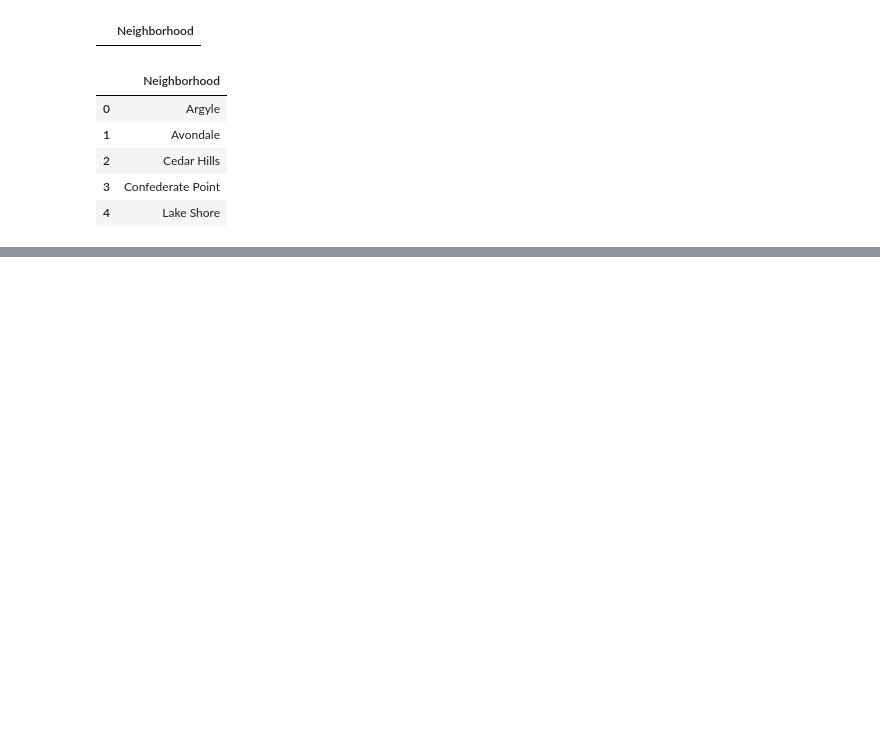
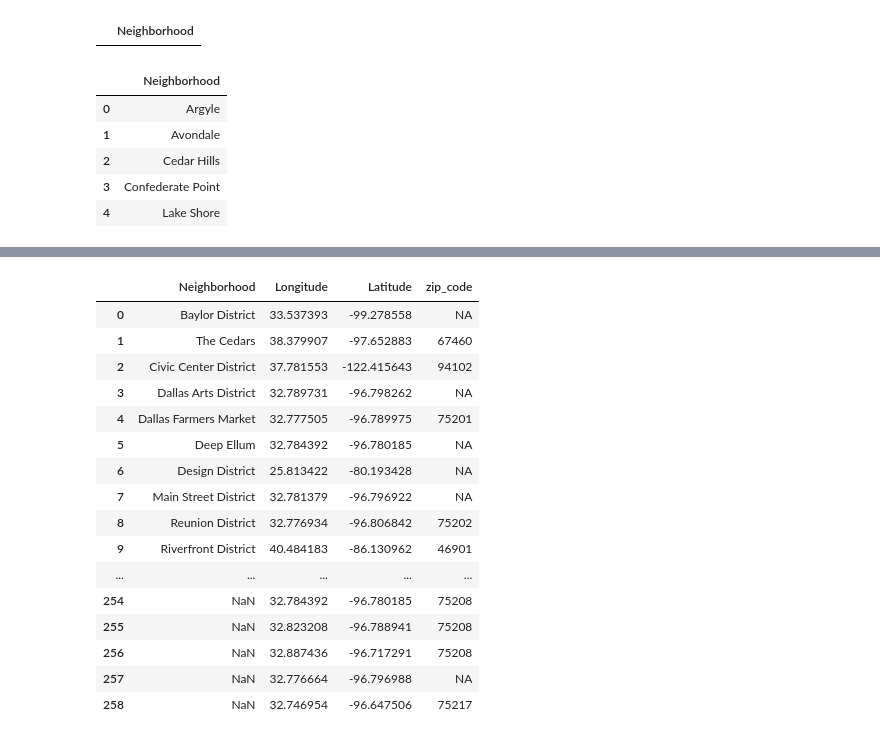
Before and after one commit to gtm1235/IBM_DS_Capstone, a Jupyter notebook: moving_challenge.ipynb, the cells around one changed output, grey strips where cells are left out. Saved outputs shown, nothing was run; the diff lists cells and outputs as text; code cells hidden in the pictures; blank space fills up the shorter version.

```diff
--- a/moving_challenge.ipynb
+++ b/moving_challenge.ipynb
@@ -191,0 +185,3 @@ zip_prac
+# %%
+dallas_neighborhoods_zip = get_lng_lat_zip(dallas_neighborhoods)
+dallas_neighborhoods_zip.head()
@@ -191,0 +199,23 @@ zip_prac
+# %%
+dallas_nb_lng_lat = pd.concat([dallas_neighborhoods,
+                                     dallas_neighborhoods_zip],
+                                    axis=1)
+dallas_nb_lng_lat
+# %% [output]
+|  | Neighborhood | Longitude | Latitude | zip_code |
+| 0 | Baylor District | 33.537393 | -99.278558 | NA |
+| 1 | The Cedars | 38.379907 | -97.652883 | 67460 |
+| 2 | Civic Center District | 37.781553 | -122.415643 | 94102 |
+| 3 | Dallas Arts District | 32.789731 | -96.798262 | NA |
+| 4 | Dallas Farmers Market | 32.777505 | -96.789975 | 75201 |
+| 5 | Deep Ellum | 32.784392 | -96.780185 | NA |
+| 6 | Design District | 25.813422 | -80.193428 | NA |
+| 7 | Main Street District | 32.781379 | -96.796922 | NA |
+| 8 | Reunion District | 32.776934 | -96.806842 | 75202 |
+| 9 | Riverfront District | 40.484183 | -86.130962 | 46901 |
+| ... | ... | ... | ... | ... |
+| 254 | NaN | 32.784392 | -96.780185 | 75208 |
+| 255 | NaN | 32.823208 | -96.788941 | 75208 |
+| 256 | NaN | 32.887436 | -96.717291 | 75208 |
+| 257 | NaN | 32.776664 | -96.796988 | NA |
+| 258 | NaN | 32.746954 | -96.647506 | 75217 |
```
Also changed, not shown: parts of 17 cells of this notebook.
